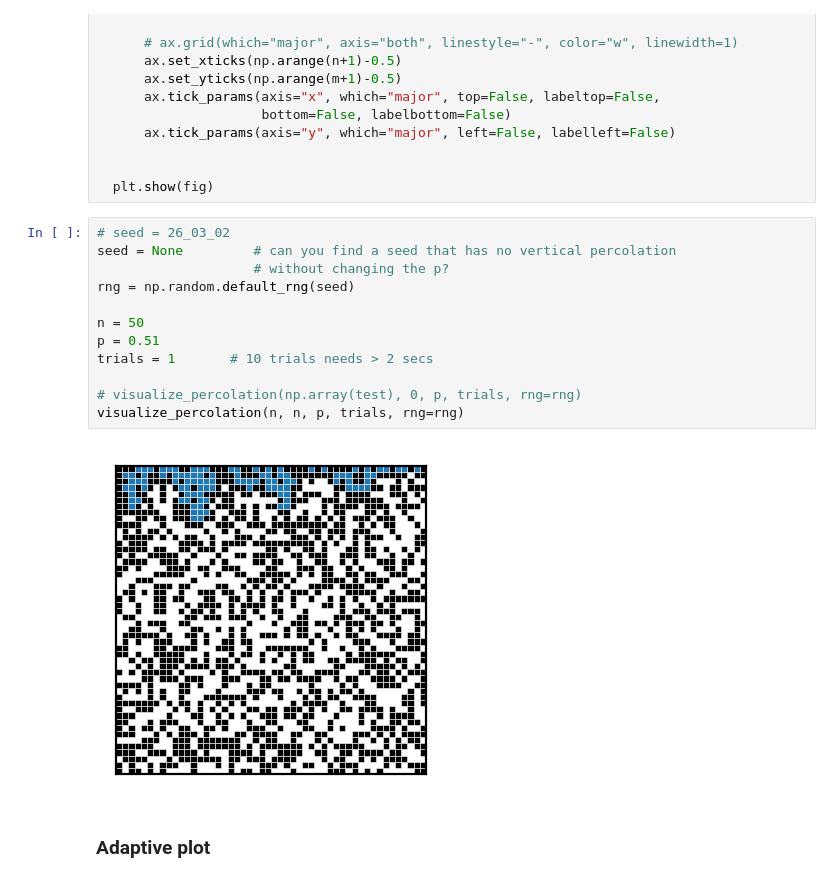
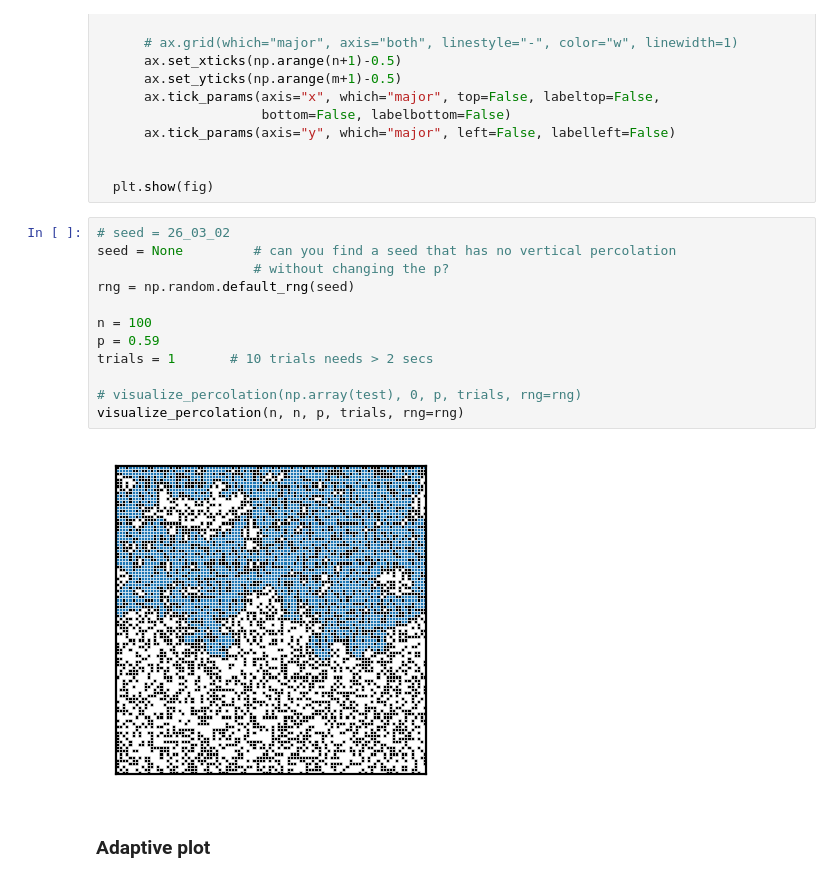
Before and after one commit to LugoBlogger/SI-251-4007-data-structures, a Jupyter notebook: case-studies/3-percolation/python/percolation.ipynb, the cells around one changed output. Drawn from its saved outputs; the diff is of its cells as text.

```diff
--- a/case-studies/3-percolation/python/percolation.ipynb
+++ b/case-studies/3-percolation/python/percolation.ipynb
@@ -501,17 +501,17 @@ def visualize_percolation(m, n, p, trials, rng):
 # %%
 # seed = 26_03_02
 seed = None         # can you find a seed that has no vertical percolation
                     # without changing the p?
 rng = np.random.default_rng(seed)
 
-n = 50
-p = 0.51
+n = 100
+p = 0.59
 trials = 1       # 10 trials needs > 2 secs
 
 # visualize_percolation(np.array(test), 0, p, trials, rng=rng)
 visualize_percolation(n, n, p, trials, rng=rng)
 # %% [output]
-[figure, old version]
+[figure, new version]
 # %% [markdown]
 ### Adaptive plot
 # %%
```
Also changed, not shown: parts of 5 cells of this notebook, 15 other files.
